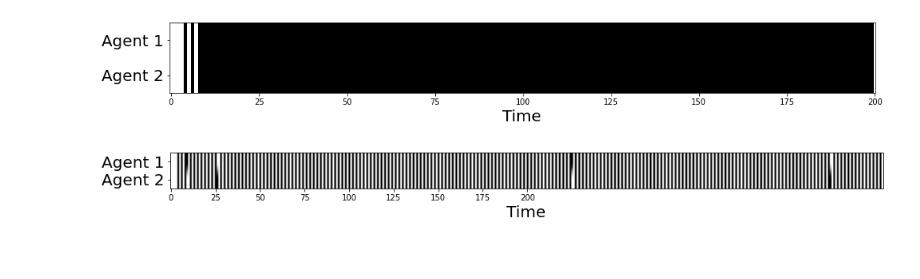
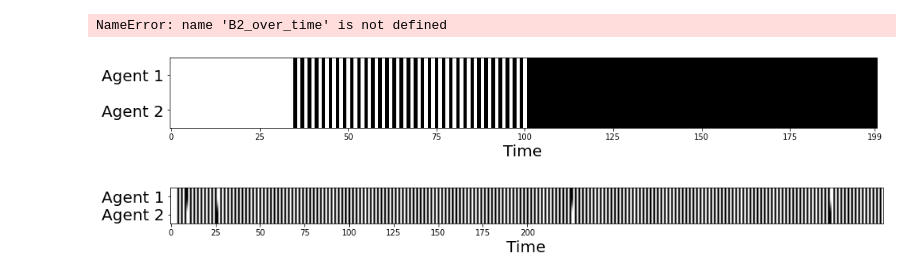
Before and after one commit to daphnedemekas/network-actinf, a Jupyter notebook: prisoners_dilemma/results.ipynb, the cells around one changed output. Drawn from its saved outputs; the diff is of its cells as text; code cells hidden in the pictures.

```diff
--- a/prisoners_dilemma/results.ipynb
+++ b/prisoners_dilemma/results.ipynb
@@ -14,4 +18,4 @@ higher learning rate makes the initial defection period shorter"""
 # %%
 
-agent_1, agent_2, D = construct(precision_prosocial = 5.0, precision_antisocial=5.0, lr_pB = 1.0)
+agent_1, agent_2, D = construct(precision_prosocial = 3.0, precision_antisocial=3.0, lr_pB = 0.1,factors_to_learn=[0])
 actions_over_time, B1_over_time, B2_over_time, q_pi_over_time = sweep(agent_1, agent_2, observation_1 = [0], observation_2 = [0],D=D,T=200)
@@ -17,0 +68,6 @@ actions_over_time, B1_over_time, B2_over_time, q_pi_over_time = sweep(agent_1, a
+# %%
+
+agent_1, agent_2, D = construct_2(lr_pB = 0.1,factors_to_learn="all")
+actions_over_time, B1_over_time, q_pi_over_time = sweep_2(agent_1, agent_2, observation_1 = [0], observation_2 = [0],D=D,T=200)
+# %% [output]
+NameError: name 'B2_over_time' is not defined
@@ -18,15 +78,15 @@ actions_over_time, B1_over_time, B2_over_time, q_pi_over_time = sweep(agent_1, a
 # %%
 
 fig, ax = plt.subplots(figsize = (16,5))
 ax.grid(color='w', which = 'minor', linestyle='-', linewidth=2)
 ax.set_xlabel("Time")
 im = ax.imshow(actions_over_time.T,cmap ='gray', aspect = 10, vmin=0, vmax =1)
 ax.set_xlabel("Time",fontsize = 20)
-ax.set_xticks([0,25,50,75,100,125,150,175,200],fontsize = 18)
+ax.set_xticks([0,25,50,75,100,125,150,175,199],fontsize = 18)
 ax.set_yticks([0, 1], labels=["Agent 1", "Agent 2"],fontsize = 20)
 plt.show()
 # %% [output]
-[figure, old version]
+[figure, new version]
 # %%
 """ If they begin by one cooperating and one defecting they start with defection and end up oscillating for equal precisions
 
```
Also changed, not shown: parts of 7 cells of this notebook, 2 other files.
